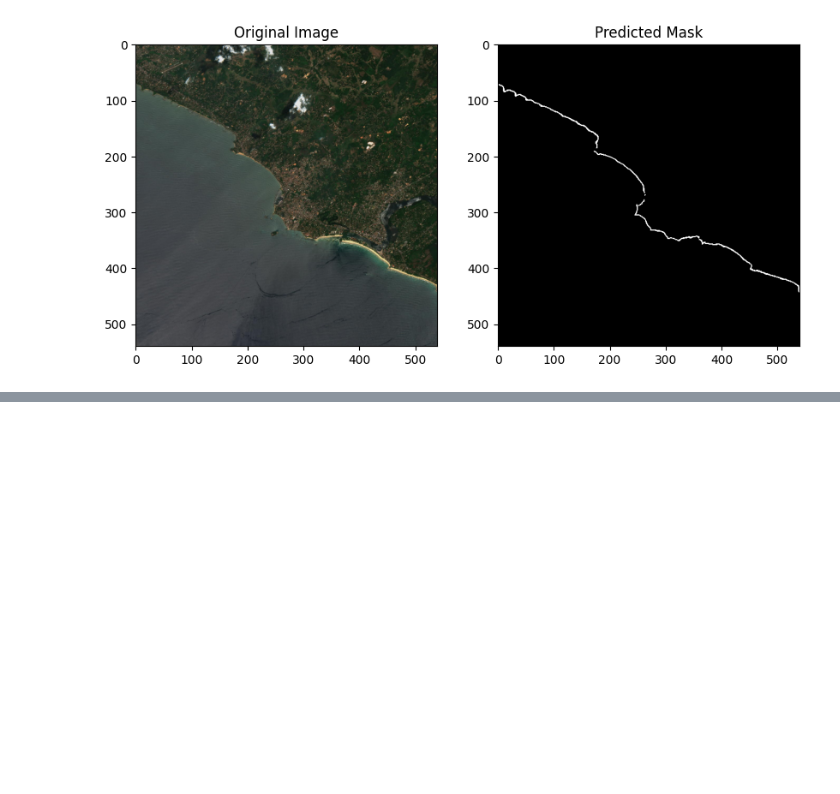
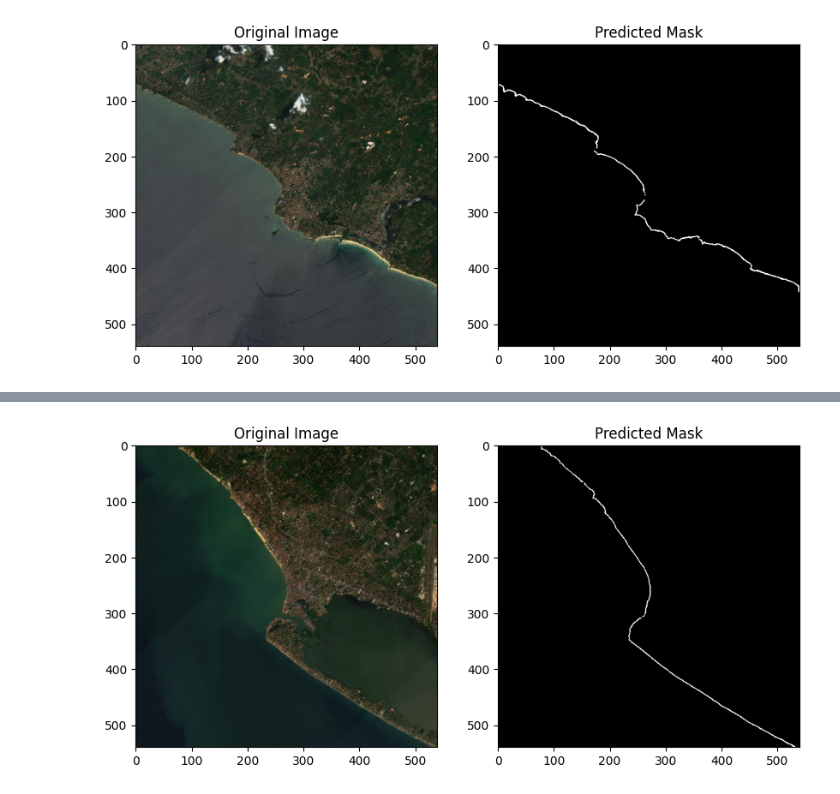
Before and after one commit to WasifAsi/DSGP_GP-19, a Jupyter notebook: DeepLab.ipynb, the cells around one changed output, grey strips where cells are left out. Saved outputs shown, nothing was run; the diff lists cells and outputs as text; code cells hidden in the pictures; blank space fills up the shorter version.

```diff
--- a/DeepLab.ipynb
+++ b/DeepLab.ipynb
@@ -600,0 +601,7 @@ Drive already mounted at /content/drive; to attempt to forcibly remount, call dr
+# %%
+image_path = "sentinel2_void_2018-12-17_Negombo.jpg"  # Update with test image path
+image_tensor, _ = preprocess_image(image_path)
+predicted_mask = predict_mask(model, image_tensor)
+display_result(image_path, predicted_mask)
+# %% [output]
+[figure, added]
```
Also changed, not shown: parts of 4 cells of this notebook.
